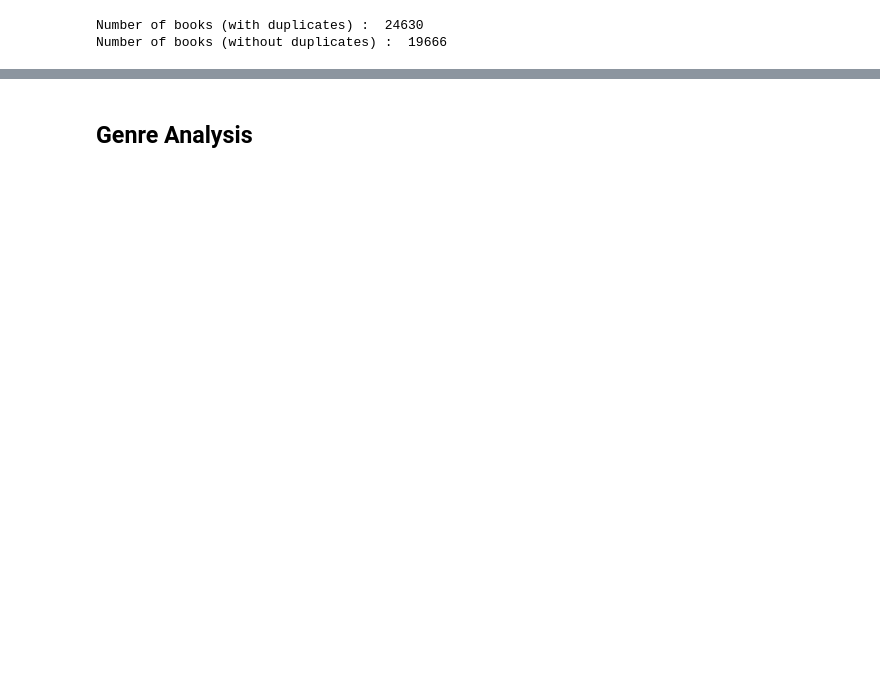
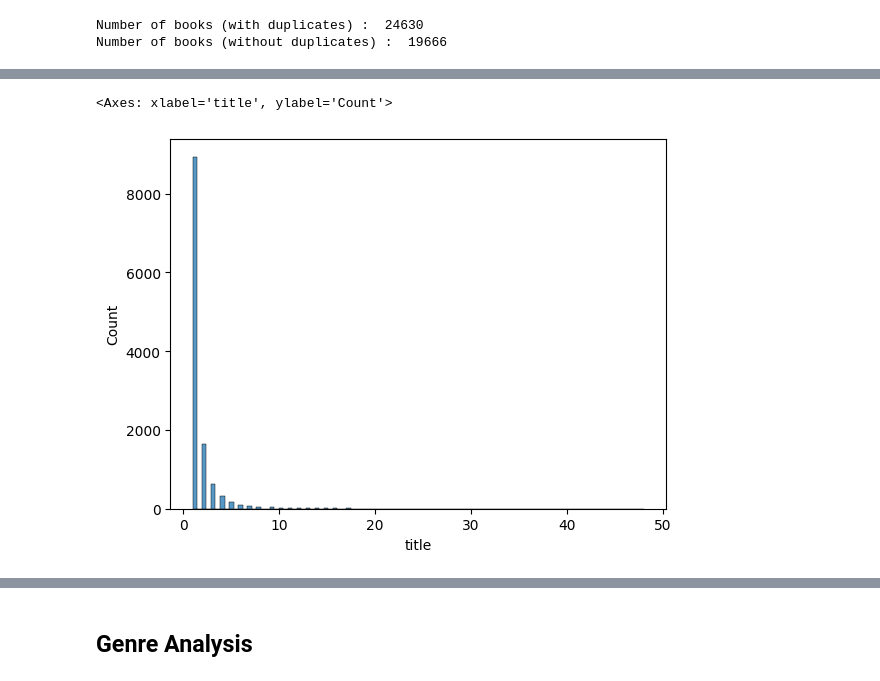
Before and after one commit to Ethan2541/Projet-DALAS, a Jupyter notebook: src/eda/eda.ipynb, the cells around one changed output, grey strips where cells are left out. Saved outputs shown, nothing was run; the diff lists cells and outputs as text; code cells hidden in the pictures; blank space fills up the shorter version.

```diff
--- a/src/eda/eda.ipynb
+++ b/src/eda/eda.ipynb
@@ -5,7 +13,7 @@ import pandas as pd
 # %% [markdown]
 ## Preprocessing
 # %%
-df = pd.read_csv('./../../data/goodreads_data.csv')
+df = pd.read_csv("./../../data/goodreads_data.csv", converters={"genres": lambda x: x[1:-1].split(",")})
 df.head(5)
 # %% [output]
 |  | title | author | price | description | author_description | genres | n_ratings | n_reviews | ratings | ... |
@@ -25,0 +34,5 @@ Number of books (without duplicates) :  19666
+# %%
+authors_groups = df.groupby("author")
+# %%
+authors_number_of_books = authors_groups.count().sort_values(by="title", ascending=False)
+authors_number_of_books.head(5)
@@ -25,0 +59,6 @@ Number of books (without duplicates) :  19666
+# %%
+# Number of authors having published x books among those in our dataset
+sns.histplot(authors_number_of_books, x="title", bins=100)
+# %% [output]
+<Axes: xlabel='title', ylabel='Count'>
+[figure, added]
```
Also changed, not shown: parts of 19 cells of this notebook.
